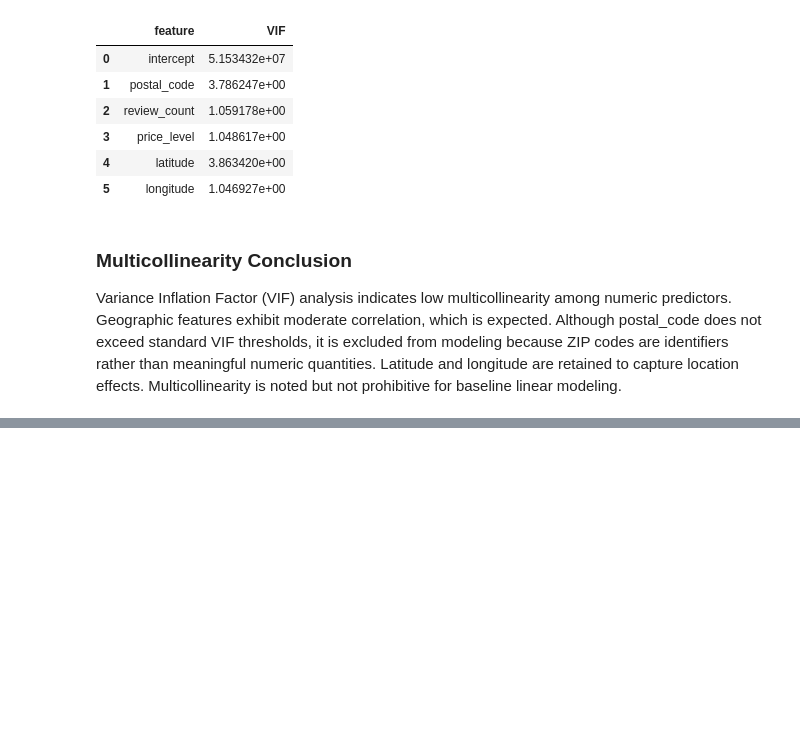
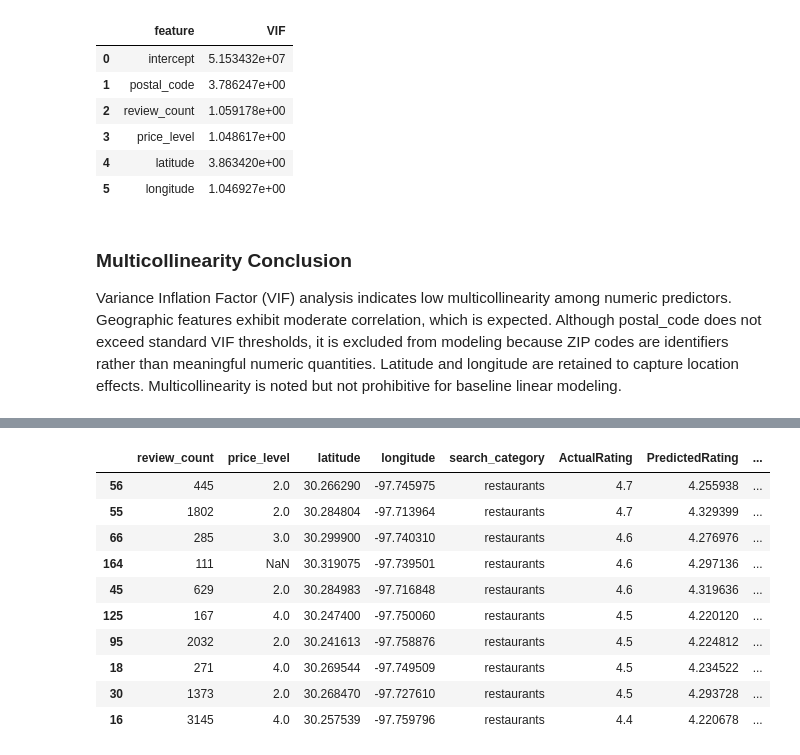
Before and after one commit to nathanho27/Yelp-BI, a Jupyter notebook: MachineLearning/ExpectedRatingModel.ipynb, the cells around one changed output, grey strips where cells are left out. Drawn from its saved outputs; the diff is of its cells as text; code cells hidden in the pictures; blank space fills up the shorter version.

Commit message:
Finalize Expected Rating model and document ML outputs

```diff
--- a/MachineLearning/ExpectedRatingModel.ipynb
+++ b/MachineLearning/ExpectedRatingModel.ipynb
@@ -240,0 +298,5 @@ from sklearn.impute import SimpleImputer
+# %%
+NumericFeatures = X.select_dtypes(include=["int64", "float64"]).columns.tolist()
+CategoricalFeatures = X.select_dtypes(include=["object", "bool"]).columns.tolist()
+
+NumericFeatures, CategoricalFeatures
@@ -240,0 +333,9 @@ from sklearn.impute import SimpleImputer
+# %%
+from sklearn.model_selection import train_test_split
+
+XTrain, XTest, YTrain, YTest = train_test_split(
+    X,
+    Y,
+    test_size=0.2,
+    random_state=42
+)
@@ -240,0 +352,8 @@ from sklearn.impute import SimpleImputer
+# %%
+from sklearn.linear_model import LinearRegression
+ExpectedRatingModel = Pipeline(steps=[
+    ("Preprocessor", Preprocessor),
+    ("Regressor", LinearRegression())
+])
+
+ExpectedRatingModel.fit(XTrain, YTrain)
@@ -240,0 +391,9 @@ from sklearn.impute import SimpleImputer
+# %%
+from sklearn.metrics import mean_absolute_error, mean_squared_error
+import numpy as np
+YPred = ExpectedRatingModel.predict(XTest)
+
+MAE = mean_absolute_error(YTest, YPred)
+RMSE = np.sqrt(mean_squared_error(YTest, YPred))
+
+MAE, RMSE
@@ -240,0 +429,19 @@ from sklearn.impute import SimpleImputer
+# %%
+Results = XTest.copy()
+Results["ActualRating"] = YTest
+Results["PredictedRating"] = YPred
+Results["RatingDelta"] = Results["ActualRating"] - Results["PredictedRating"]
+
+Results.sort_values("RatingDelta", ascending=False).head(10)
+# %% [output]
+|  | review_count | price_level | latitude | longitude | search_category | ActualRating | PredictedRating | ... |
+| 56 | 445 | 2.0 | 30.266290 | -97.745975 | restaurants | 4.7 | 4.255938 | ... |
+| 55 | 1802 | 2.0 | 30.284804 | -97.713964 | restaurants | 4.7 | 4.329399 | ... |
+| 66 | 285 | 3.0 | 30.299900 | -97.740310 | restaurants | 4.6 | 4.276976 | ... |
+| 164 | 111 | NaN | 30.319075 | -97.739501 | restaurants | 4.6 | 4.297136 | ... |
+| 45 | 629 | 2.0 | 30.284983 | -97.716848 | restaurants | 4.6 | 4.319636 | ... |
+| 125 | 167 | 4.0 | 30.247400 | -97.750060 | restaurants | 4.5 | 4.220120 | ... |
+| 95 | 2032 | 2.0 | 30.241613 | -97.758876 | restaurants | 4.5 | 4.224812 | ... |
+| 18 | 271 | 4.0 | 30.269544 | -97.749509 | restaurants | 4.5 | 4.234522 | ... |
+| 30 | 1373 | 2.0 | 30.268470 | -97.727610 | restaurants | 4.5 | 4.293728 | ... |
+| 16 | 3145 | 4.0 | 30.257539 | -97.759796 | restaurants | 4.4 | 4.220678 | ... |
```
Also changed, not shown: parts of 42 cells of this notebook, 2 other files.
